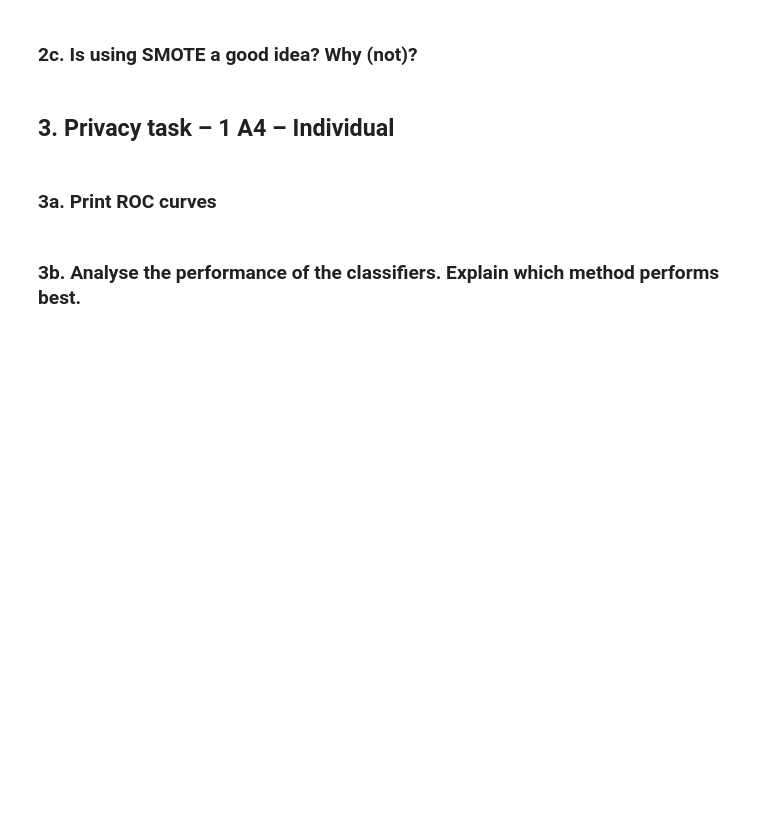
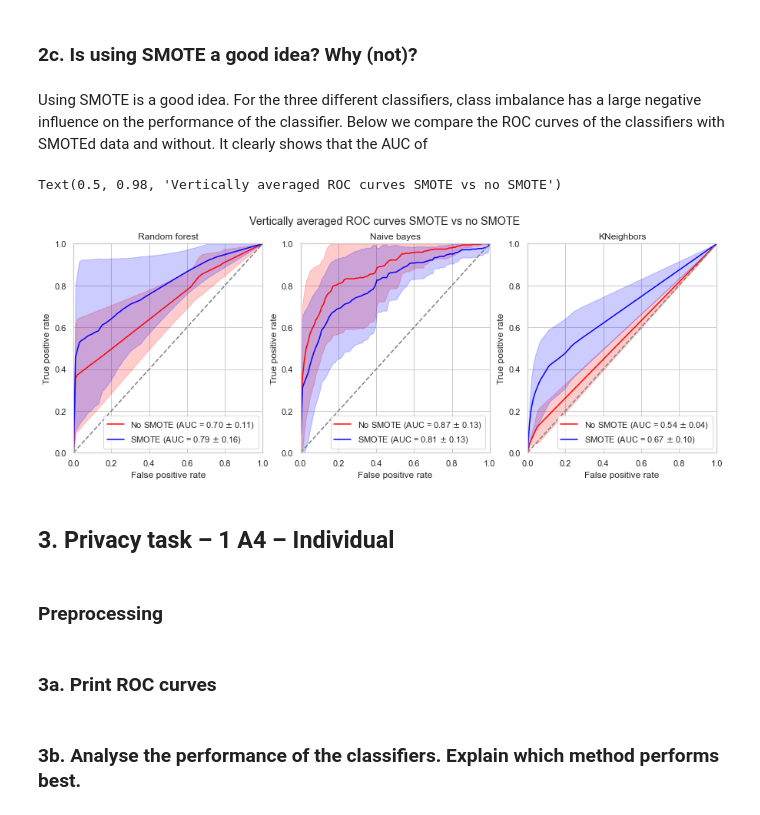
Before and after one commit to mvanmeerten/CDA, a Jupyter notebook: Lab1-2021.ipynb, the cells around one changed output. Saved outputs shown, nothing was run; the diff lists cells and outputs as text; code cells hidden in the pictures; blank space fills up the shorter version.

```diff
--- a/Lab1-2021.ipynb
+++ b/Lab1-2021.ipynb
@@ -184,4 +384,64 @@ We plot the mail id against the number of frauds and see that there are several
 # %% [markdown]
 ### 2c. Is using SMOTE a good idea? Why (not)?
+# %% [markdown]
+Using SMOTE is a good idea. For the three different classifiers, class imbalance has a large negative influence on the performance of the classifier. Below we compare the ROC curves of the classifiers with SMOTEd data and without. It clearly shows that the AUC of
+# %%
+k = 5
+n_folds = 5
+classifiers = [RandomForestClassifier(random_state=1), GaussianNB(), KNeighborsClassifier()]
+SMOTE = ['No SMOTE', 'SMOTE']
+colors = ['red', 'blue']
+classifier_names = ['Random forest', 'Naive bayes', 'KNeighbors']
+
+fig, axs = plt.subplots(1, 3, figsize=(17,5))
+for i in range(3):
+    for j in range(2):
+        k_fold = StratifiedKFold(n_splits=n_folds)
+
+        tprs = []
+        aucs = []
+        mean_fpr = np.linspace(0, 1, 100)
+
+        for train_index, test_index in k_fold.split(X, y):
+            X_train, X_test = X[train_index], X[test_index]
+            y_train, y_test = y[train_index], y[test_index]
+
+            if j==1:
+                smote_rate = int((len(X_train[np.invert(y_train.astype(bool))]) / len(X_train[y_train.astype(bool)])-1)) * 100
+                X_train, y_train = smote(X_train, y_train, smote_rate, k)
+
+            #classifier = KNeighborsClassifier()
+            classifiers[i].fit(X_train, y_train)
+
+            y_pred_proba = classifiers[i].predict_proba(X_test)[:, 1]
+            fpr, tpr, thresholds = roc_curve(y_test, y_pred_proba)
+            roc_auc = auc(fpr, tpr)
+            interp_tpr = np.interp(mean_fpr, fpr, tpr)
+            interp_tpr[0] = 0.0
+            tprs.append(interp_tpr)
+            aucs.append(roc_auc)
+            #plt.plot(fpr, tpr)
+
+        mean_tpr = np.mean(tprs, axis=0)
+        mean_tpr[-1] = 1.0
+        mean_auc = auc(mean_fpr, mean_tpr)
+        std_auc = np.std(aucs)
+        axs[i].plot(mean_fpr, mean_tpr, label=r'%s (AUC = %0.2f $\pm$ %0.2f)' % (SMOTE[j], mean_auc, std_auc), color=colors[j])
+
+        std_tpr = np.std(tprs, axis=0)
+        tprs_upper = np.minimum(mean_tpr + std_tpr, 1)
+        tprs_lower = np.maximum(mean_tpr - std_tpr, 0)
+        axs[i].fill_between(mean_fpr, tprs_lower, tprs_upper, color=colors[j], alpha=.2)
+
+    axs[i].legend(loc="lower right")
+    axs[i].set(xlim=[0, 1], ylim=[0, 1], title=classifier_names[i], xlabel="False positive rate", ylabel="True positive rate")
+    axs[i].plot([0, 1], [0, 1], c="gray", linestyle="--")
+
+fig.suptitle('Vertically averaged ROC curves SMOTE vs no SMOTE')
+# %% [output]
+Text(0.5, 0.98, 'Vertically averaged ROC curves SMOTE vs no SMOTE')
+[figure, added]
 # %% [markdown]
 ## 3. Privacy task – 1 A4 – Individual
+# %% [markdown]
+### Preprocessing
```
Also changed, not shown: parts of 20 cells of this notebook.
